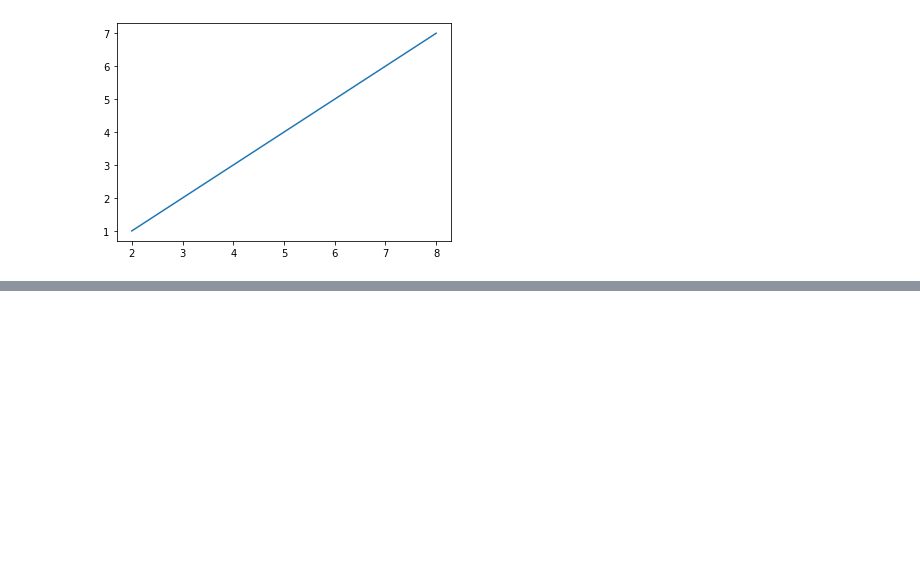
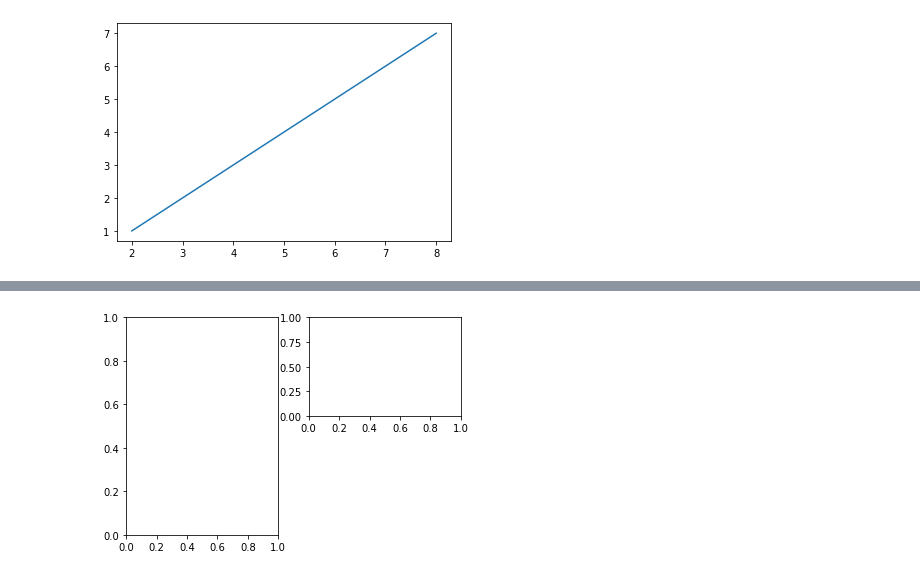
Before and after one commit to hyestar/2022py2, a Jupyter notebook: 시각화.ipynb, the cells around one changed output, grey strips where cells are left out. Cells and saved outputs as stored; diff of their text form; code cells hidden in the pictures; blank space fills up the shorter version.

```diff
--- a/시각화.ipynb
+++ b/시각화.ipynb
@@ -20,0 +65,8 @@ plt.show()
+# %%
+import matplotlib.pyplot as plt
+fig = plt.figure()
+ax1 = fig.add_subplot(1,2,1)
+ax2 = fig.add_subplot(2,2,2)
+plt.show()
+# %% [output]
+[figure, added]
```
Also changed, not shown: parts of 7 cells of this notebook.
